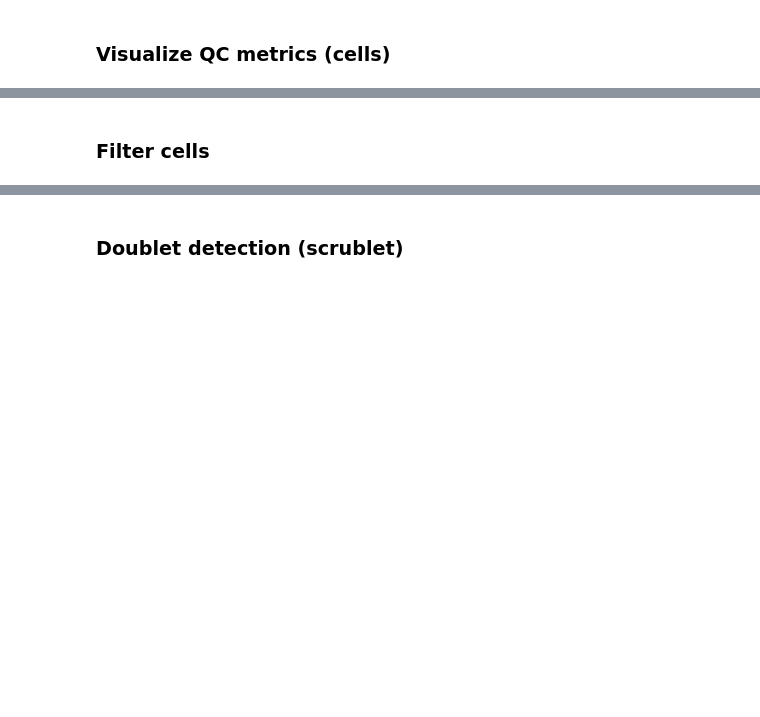
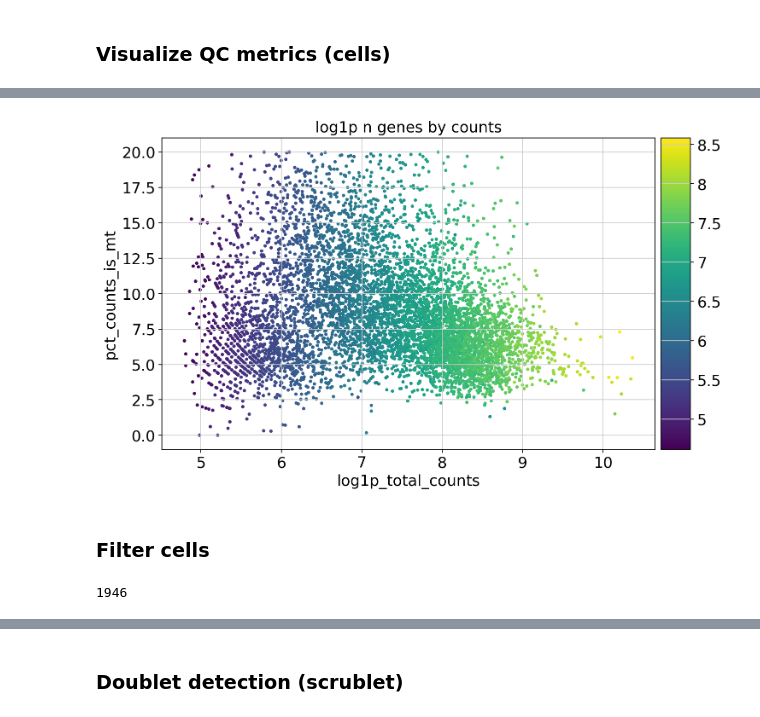
Before and after one commit to jarvanjiang2030/J.Jarvan_225a, a Jupyter notebook: bms225a_ds_workshop_3_student_notebook_2025.ipynb, the cells around one changed output, grey strips where cells are left out. Saved outputs shown, nothing was run; the diff lists cells and outputs as text; code cells hidden in the pictures; blank space fills up the shorter version.

```diff
--- a/bms225a_ds_workshop_3_student_notebook_2025.ipynb
+++ b/bms225a_ds_workshop_3_student_notebook_2025.ipynb
@@ -223,9 +234,20 @@ sc.pl.violin(
 # %%
-sc.pl.scatter(adata, "log1p_total_counts", "pct_counts_mt", color="log1p_n_genes_by_counts",size=50)
+sc.pl.scatter(adata, "log1p_total_counts", "pct_counts_is_mt", color="log1p_n_genes_by_counts",size=50)
+# %% [output]
+[figure, added]
 # %% [markdown]
 ### Filter cells
 # %%
 # [🔺] pandas practice: How many cells have log1p_total_counts above 8?
+
+
+
+
+df = df[adata.obs['log1p_total_counts'] > 8 ]
+
+len(df)
+# %% [output]
+1946
 # %%
 ##################################################
 # [🔺] filter out cells by choosing QC thresholds for 'log1p_total_counts' and 'pct_counts_mt' based on the above plots
```
Also changed, not shown: parts of 9 cells of this notebook.
